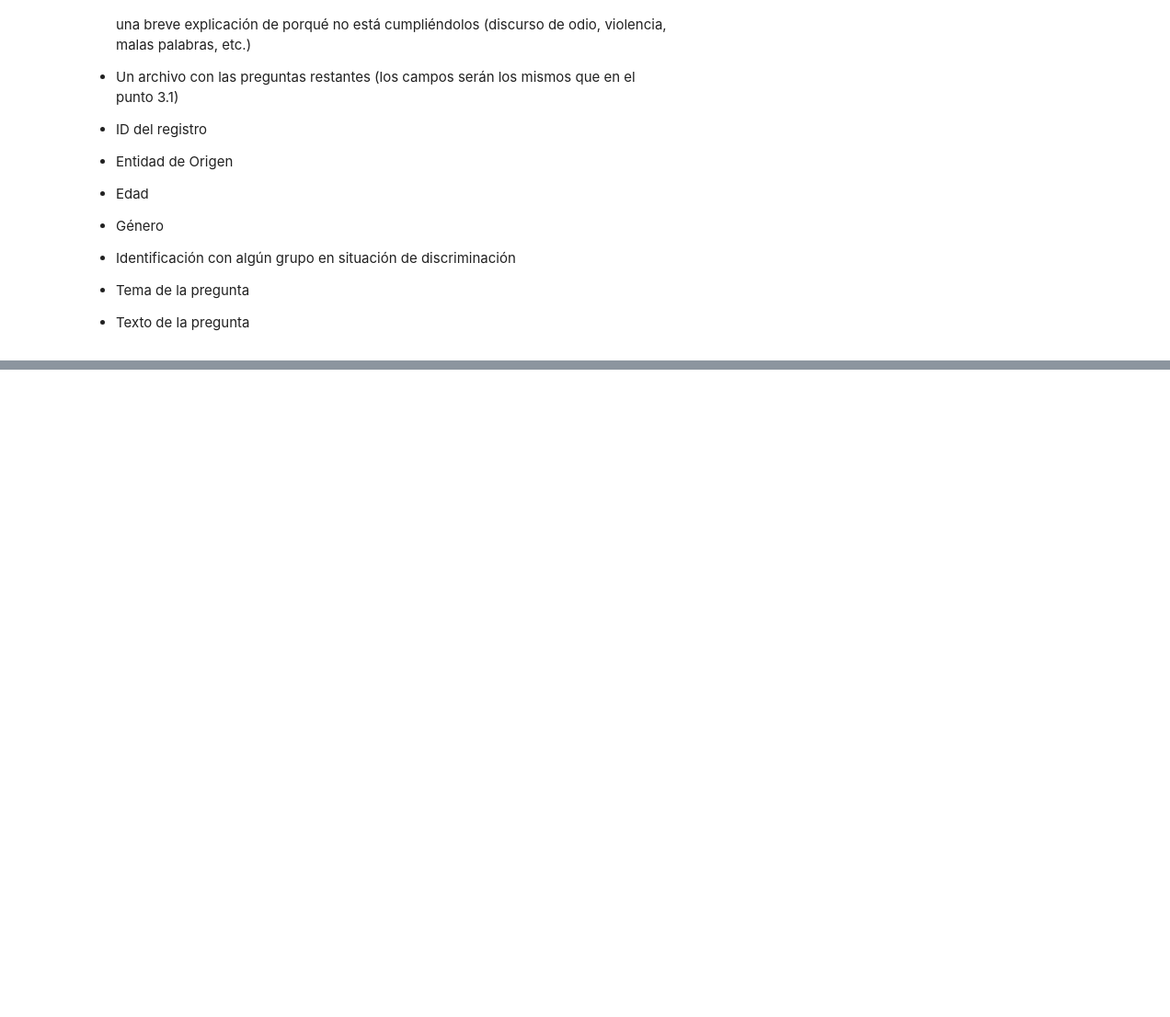
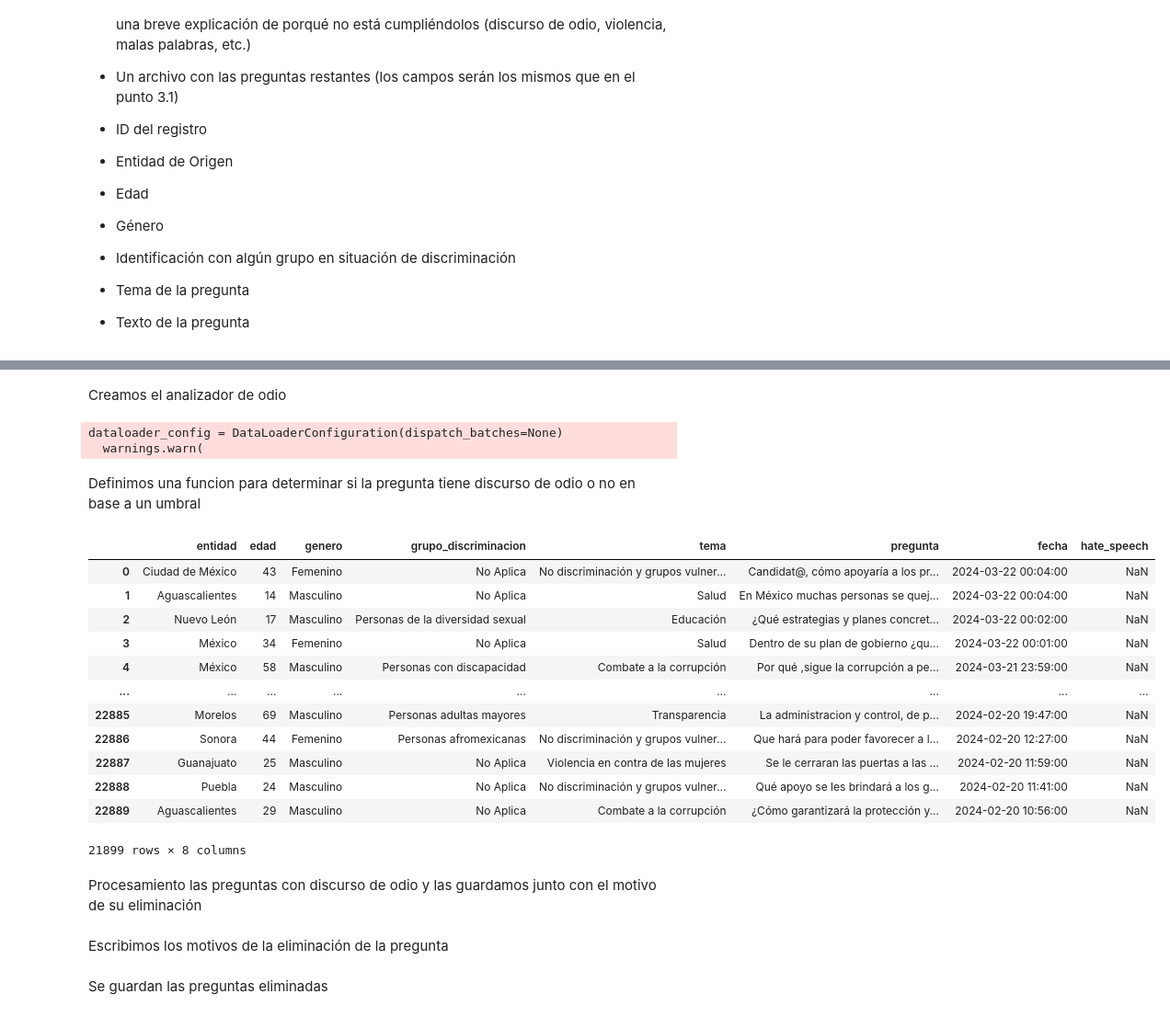
Before and after one commit to Rluthen/proyecto_mineria_p2024, a Jupyter notebook: 2_eliminacion_criterio.ipynb, the cells around one changed output, grey strips where cells are left out. Shown at 92% size. Saved outputs shown, nothing was run; the diff lists cells and outputs as text; code cells hidden in the pictures; blank space fills up the shorter version.

```diff
--- a/2_eliminacion_criterio.ipynb
+++ b/2_eliminacion_criterio.ipynb
@@ -74,0 +55,13 @@ Tal vez está pendiente limpiar preguntas con malas palabras utilizando alguna b
+# %%
+def has_invalid_words(pregunta: str, *, palabras_invalidas: pd.DataFrame) -> bool:
+    # Solo se normaliza la pregunta (pasamos a lower case) ya que se asume que el diccionario de palabras baneadas cubre todos los edge-cases
+    pregunta = pregunta.lower()
+    pregunta = nltk.word_tokenize(pregunta)
+    palabras_ban = list(palabras_invalidas['palabra'])
+    for palabra in pregunta:
+        if palabra in palabras_ban:
+            index = palabras_ban.index(palabra)
+            return { 'palabra': palabra, 'motivo': palabras_invalidas.loc[index, 'categoría'] }
+    return nan
+# %%
+limpio_df['ban'] = limpio_df['pregunta'].apply(has_invalid_words, palabras_invalidas=palabras_invalidas)
@@ -74,0 +82,4 @@ Tal vez está pendiente limpiar preguntas con malas palabras utilizando alguna b
+# %%
+limpio_df = limpio_df[limpio_df['ban'].isna()]
+limpio_df = limpio_df.drop('ban', axis=1)
+limpio_df
@@ -74,0 +100,34 @@ Tal vez está pendiente limpiar preguntas con malas palabras utilizando alguna b
+# %% [markdown]
+Creamos el analizador de odio
+# %%
+hate_speech_analyzer = create_analyzer(task="hate_speech", lang="es")
+# %% [output]
+dataloader_config = DataLoaderConfiguration(dispatch_batches=None)
+  warnings.warn(
+# %% [markdown]
+Definimos una funcion para determinar si la pregunta tiene discurso de odio o no en base a un umbral
+# %%
+UMBRAL = 0.25
+def has_hate_speech(pregunta: str) -> bool:
+   analysis = hate_speech_analyzer.predict(pregunta)
+   rate = sum(analysis.probas.values()) / len(analysis.probas)
+   return analysis if rate >= UMBRAL else nan
+# %%
+limpio_df['hate_speech'] = limpio_df['pregunta'].apply(has_hate_speech)
+limpio_df
+# %% [output]
+|  | entidad | edad | genero | grupo_discriminacion | tema | pregunta | fecha | hate_speech |
+| 0 | Ciudad de México | 43 | Femenino | No Aplica | No discriminación y grupos vulner... | Candidat@, cómo apoyaría a los pr... | 2024-03-22 00:04:00 | NaN |
+| 1 | Aguascalientes | 14 | Masculino | No Aplica | Salud | En México muchas personas se quej... | 2024-03-22 00:04:00 | NaN |
+| 2 | Nuevo León | 17 | Masculino | Personas de la diversidad sexual | Educación | ¿Qué estrategias y planes concret... | 2024-03-22 00:02:00 | NaN |
+| 3 | México | 34 | Femenino | No Aplica | Salud | Dentro de su plan de gobierno ¿qu... | 2024-03-22 00:01:00 | NaN |
+| 4 | México | 58 | Masculino | Personas con discapacidad | Combate a la corrupción | Por qué ,sigue la corrupción a pe... | 2024-03-21 23:59:00 | NaN |
+| ... | ... | ... | ... | ... | ... | ... | ... | ... |
+| 22885 | Morelos | 69 | Masculino | Personas adultas mayores | Transparencia | La administracion y control, de p... | 2024-02-20 19:47:00 | NaN |
+| 22886 | Sonora | 44 | Femenino | Personas afromexicanas | No discriminación y grupos vulner... | Que hará para poder favorecer a l... | 2024-02-20 12:27:00 | NaN |
+| 22887 | Guanajuato | 25 | Masculino | No Aplica | Violencia en contra de las mujeres | Se le cerraran las puertas a las ... | 2024-02-20 11:59:00 | NaN |
+| 22888 | Puebla | 24 | Masculino | No Aplica | No discriminación y grupos vulner... | Qué apoyo se les brindará a los g... | 2024-02-20 11:41:00 | NaN |
+| 22889 | Aguascalientes | 29 | Masculino | No Aplica | Combate a la corrupción | ¿Cómo garantizará la protección y... | 2024-02-20 10:56:00 | NaN |
+21899 rows × 8 columns
+# %% [markdown]
+Procesamiento las preguntas con discurso de odio y las guardamos junto con el motivo de su eliminación
@@ -74,0 +136,2 @@ Tal vez está pendiente limpiar preguntas con malas palabras utilizando alguna b
+# %% [markdown]
+Escribimos los motivos de la eliminación de la pregunta
@@ -74,0 +143,2 @@ Tal vez está pendiente limpiar preguntas con malas palabras utilizando alguna b
+# %% [markdown]
+Se guardan las preguntas eliminadas
```
Also changed, not shown: parts of 18 cells of this notebook, 4 other files.
